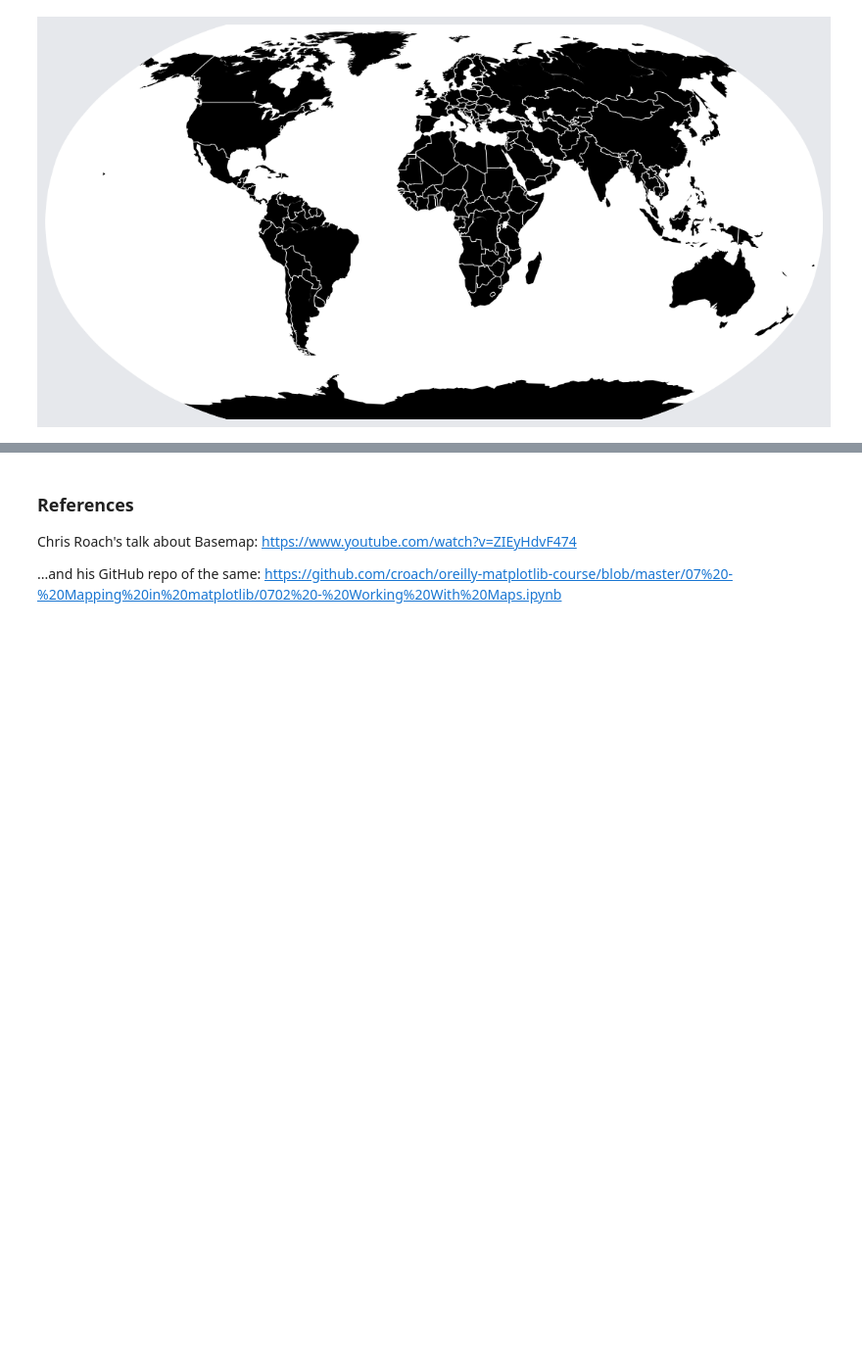
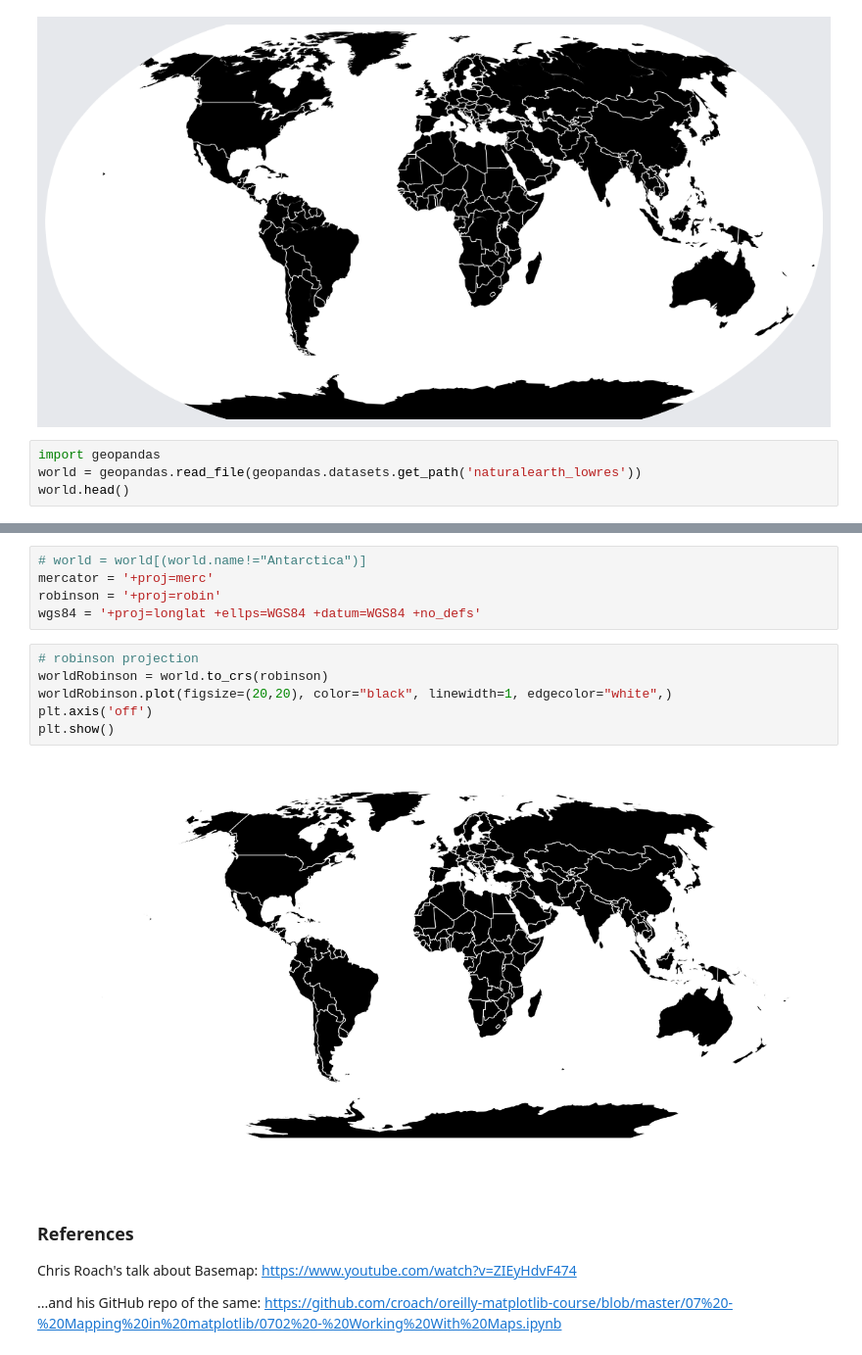
Before and after one commit to dovinmu/python-viz-notebooks, a Jupyter notebook: map_projections.ipynb, the cells around one changed output, grey strips where cells are left out. Shown at 98% size. Cells and saved outputs as stored; diff of their text form; blank space fills up the shorter version.

```diff
--- a/map_projections.ipynb
+++ b/map_projections.ipynb
@@ -54,3 +54,7 @@ m.drawcountries(linewidth=1, color='white')
 plt.show()
 # %% [output]
 [figure]
+# %%
+import geopandas
+world = geopandas.read_file(geopandas.datasets.get_path('naturalearth_lowres'))
+world.head()
@@ -57,3 +68,16 @@ plt.show()
+# %%
+# world = world[(world.name!="Antarctica")]
+mercator = '+proj=merc'
+robinson = '+proj=robin'
+wgs84 = '+proj=longlat +ellps=WGS84 +datum=WGS84 +no_defs'
+# %%
+# robinson projection
+worldRobinson = world.to_crs(robinson)
+worldRobinson.plot(figsize=(20,20), color="black", linewidth=1, edgecolor="white",)
+plt.axis('off')
+plt.show()
+# %% [output]
+[figure, added]
 # %% [markdown]
 ### References
 Chris Roach's talk about Basemap: https://www.youtube.com/watch?v=ZIEyHdvF474
```
Also changed, not shown: parts of 1 cell of this notebook, 1 other file.
